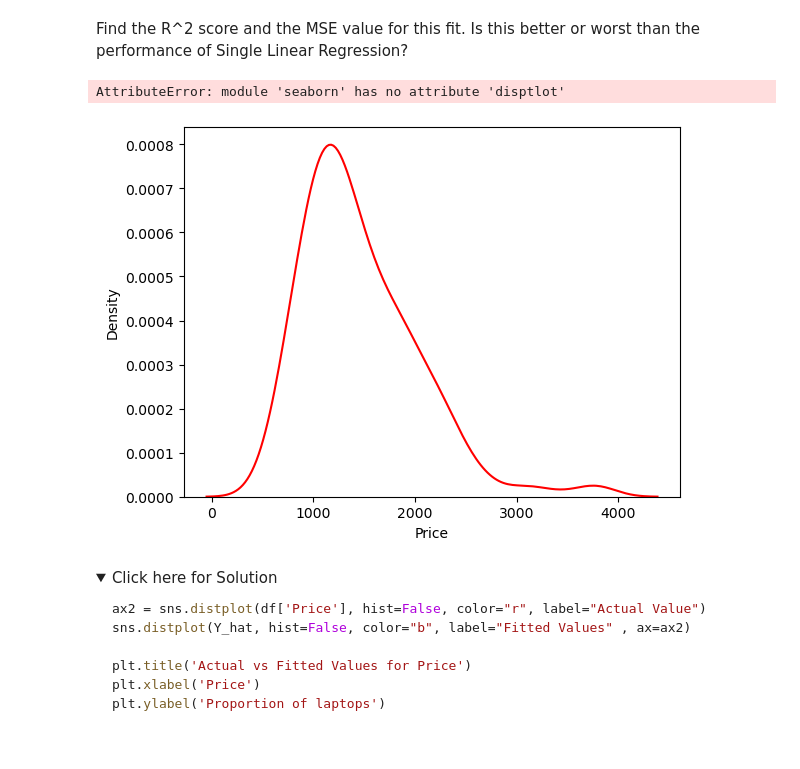
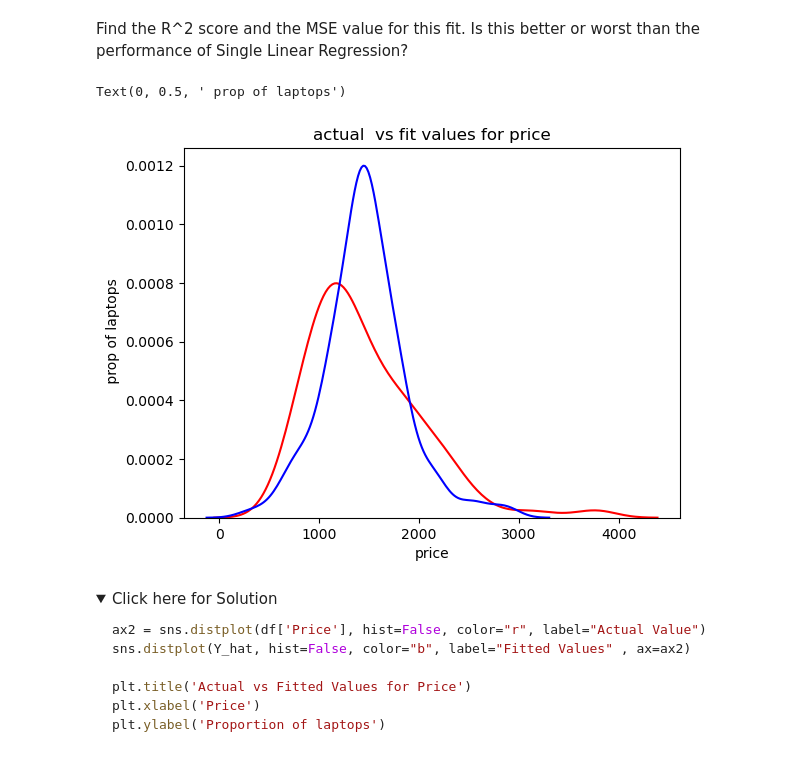
Before and after one commit to BulentKaradeniz/Coursera_HandsOn, a Jupyter notebook: practice_model_development_laptops.jupyterlite.ipynb, the cells around one changed output. Cells and saved outputs as stored; diff of their text form; code cells hidden in the pictures; folded sections open.

```diff
--- a/practice_model_development_laptops.jupyterlite.ipynb
+++ b/practice_model_development_laptops.jupyterlite.ipynb
@@ -310,14 +310,14 @@ Find the R^2 score and the MSE value for this fit. Is this better or worst than
 # %%
 # Write your code below and press Shift+Enter to execute
 ax2 = sns.distplot(df['Price'], hist = False, color ='r', label = 'Actual Value')
-sns.disptlot(Y_hat, hist = False, color = 'b', label = 'Fit value')
+sns.distplot(Y_hat, hist = False, color = 'b', label = 'Fit value')
 
 plt.title( 'actual  vs fit values for price')
 plt.xlabel('price')
 plt.ylabel(' prop of laptops')
 # %% [output]
-AttributeError: module 'seaborn' has no attribute 'disptlot'
+Text(0, 0.5, ' prop of laptops')
-[figure, old version]
+[figure, new version]
 # %% [markdown]
 <details>
     <summary>Click here for Solution</summary>
```
Also changed, not shown: parts of 9 cells of this notebook.
